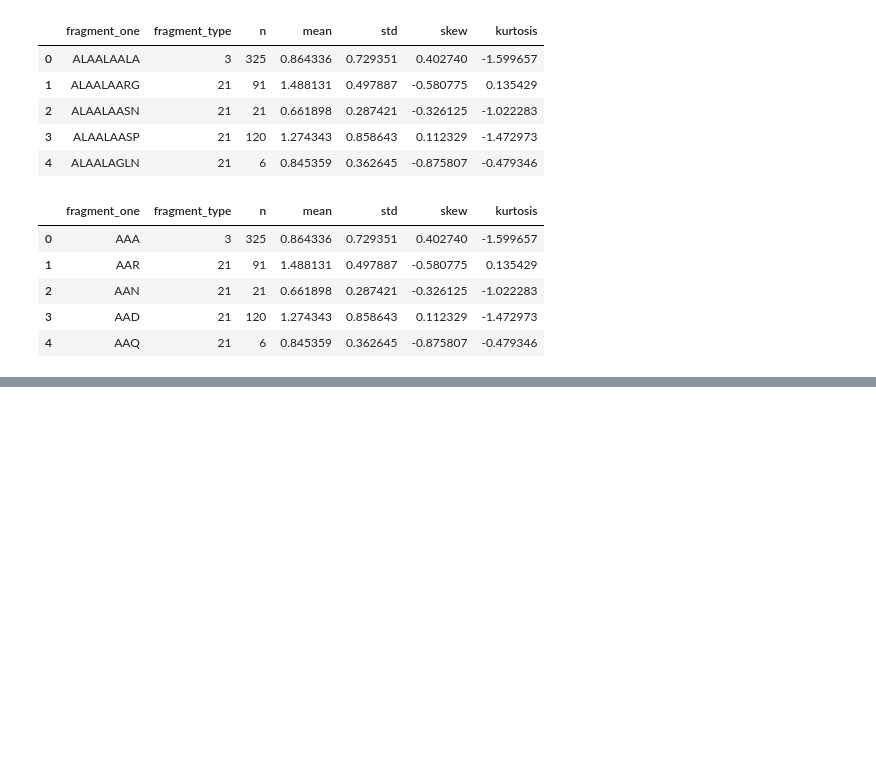
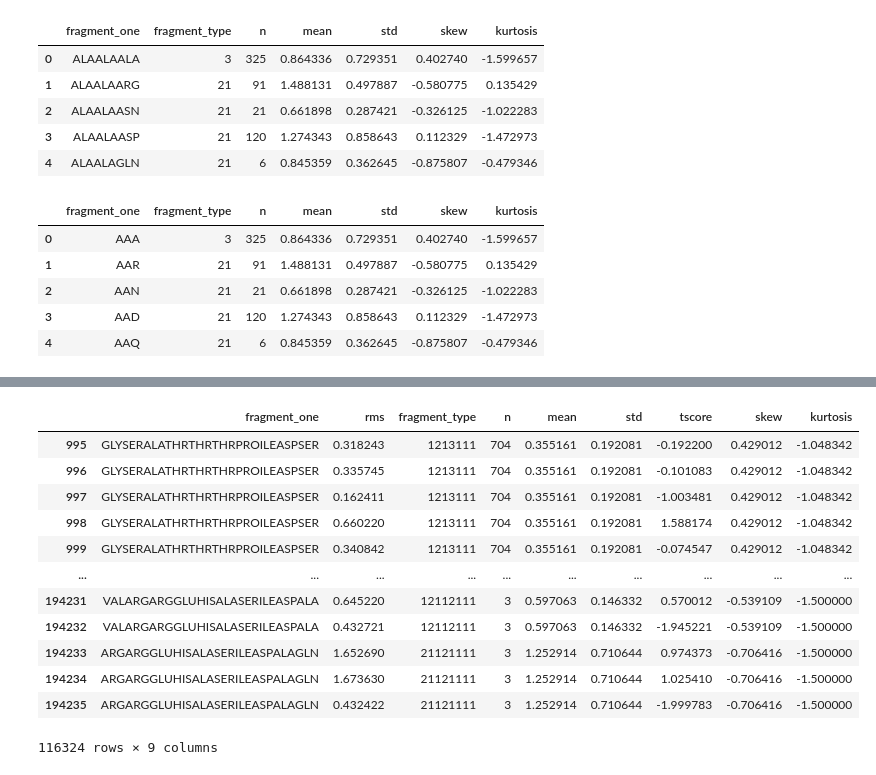
Before and after one commit to nsudhanva/psp, a Jupyter notebook: score_3.ipynb, the cells around one changed output, grey strips where cells are left out. Cells and saved outputs as stored; diff of their text form; code cells hidden in the pictures; blank space fills up the shorter version.

```diff
--- a/score_3.ipynb
+++ b/score_3.ipynb
@@ -117,3 +117,5 @@ df_final_clean.head()
 | 2 | AAN | 21 | 21 | 0.661898 | 0.287421 | -0.326125 | -1.022283 |
 | 3 | AAD | 21 | 120 | 1.274343 | 0.858643 | 0.112329 | -1.472973 |
 | 4 | AAQ | 21 | 6 | 0.845359 | 0.362645 | -0.875807 | -0.479346 |
+# %%
+data_10 = pd.read_csv('data_10-unfiltered.csv')
@@ -119,0 +161,16 @@ df_final_clean.head()
+# %%
+data_10[(data_10['skew'] <= 0.5) & (data_10['skew'] >= -0.5) & (data_10['kurtosis'] <= -1)]
+# %% [output]
+|  | fragment_one | rms | fragment_type | n | mean | std | tscore | skew | kurtosis |
+| 995 | GLYSERALATHRTHRTHRPROILEASPSER | 0.318243 | 1213111 | 704 | 0.355161 | 0.192081 | -0.192200 | 0.429012 | -1.048342 |
+| 996 | GLYSERALATHRTHRTHRPROILEASPSER | 0.335745 | 1213111 | 704 | 0.355161 | 0.192081 | -0.101083 | 0.429012 | -1.048342 |
+| 997 | GLYSERALATHRTHRTHRPROILEASPSER | 0.162411 | 1213111 | 704 | 0.355161 | 0.192081 | -1.003481 | 0.429012 | -1.048342 |
+| 998 | GLYSERALATHRTHRTHRPROILEASPSER | 0.660220 | 1213111 | 704 | 0.355161 | 0.192081 | 1.588174 | 0.429012 | -1.048342 |
+| 999 | GLYSERALATHRTHRTHRPROILEASPSER | 0.340842 | 1213111 | 704 | 0.355161 | 0.192081 | -0.074547 | 0.429012 | -1.048342 |
+| ... | ... | ... | ... | ... | ... | ... | ... | ... | ... |
+| 194231 | VALARGARGGLUHISALASERILEASPALA | 0.645220 | 12112111 | 3 | 0.597063 | 0.146332 | 0.570012 | -0.539109 | -1.500000 |
+| 194232 | VALARGARGGLUHISALASERILEASPALA | 0.432721 | 12112111 | 3 | 0.597063 | 0.146332 | -1.945221 | -0.539109 | -1.500000 |
+| 194233 | ARGARGGLUHISALASERILEASPALAGLN | 1.652690 | 21121111 | 3 | 1.252914 | 0.710644 | 0.974373 | -0.706416 | -1.500000 |
+| 194234 | ARGARGGLUHISALASERILEASPALAGLN | 1.673630 | 21121111 | 3 | 1.252914 | 0.710644 | 1.025410 | -0.706416 | -1.500000 |
+| 194235 | ARGARGGLUHISALASERILEASPALAGLN | 0.432422 | 21121111 | 3 | 1.252914 | 0.710644 | -1.999783 | -0.706416 | -1.500000 |
+116324 rows × 9 columns
```
Also changed, not shown: parts of 5 cells of this notebook, 5 other files.
